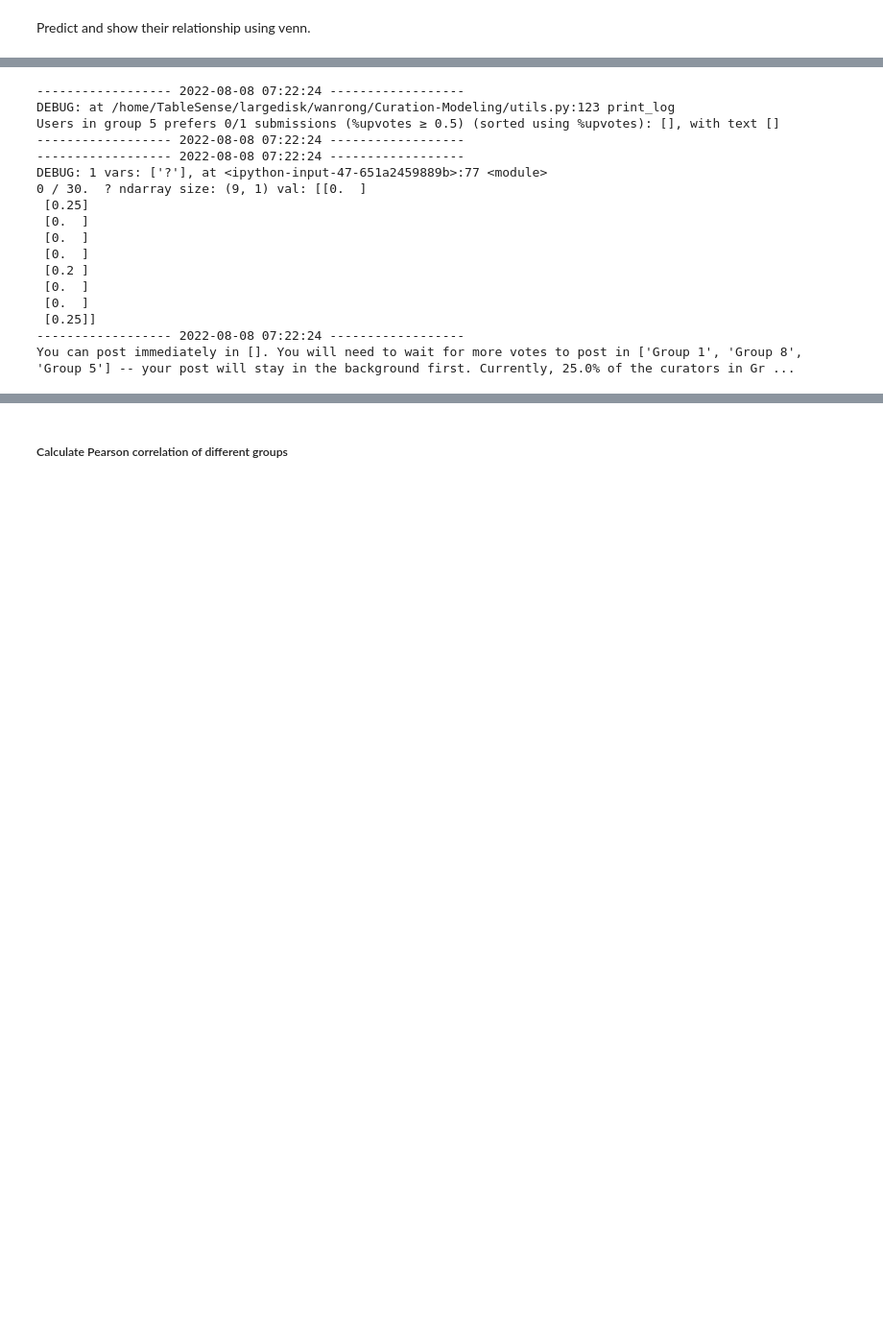
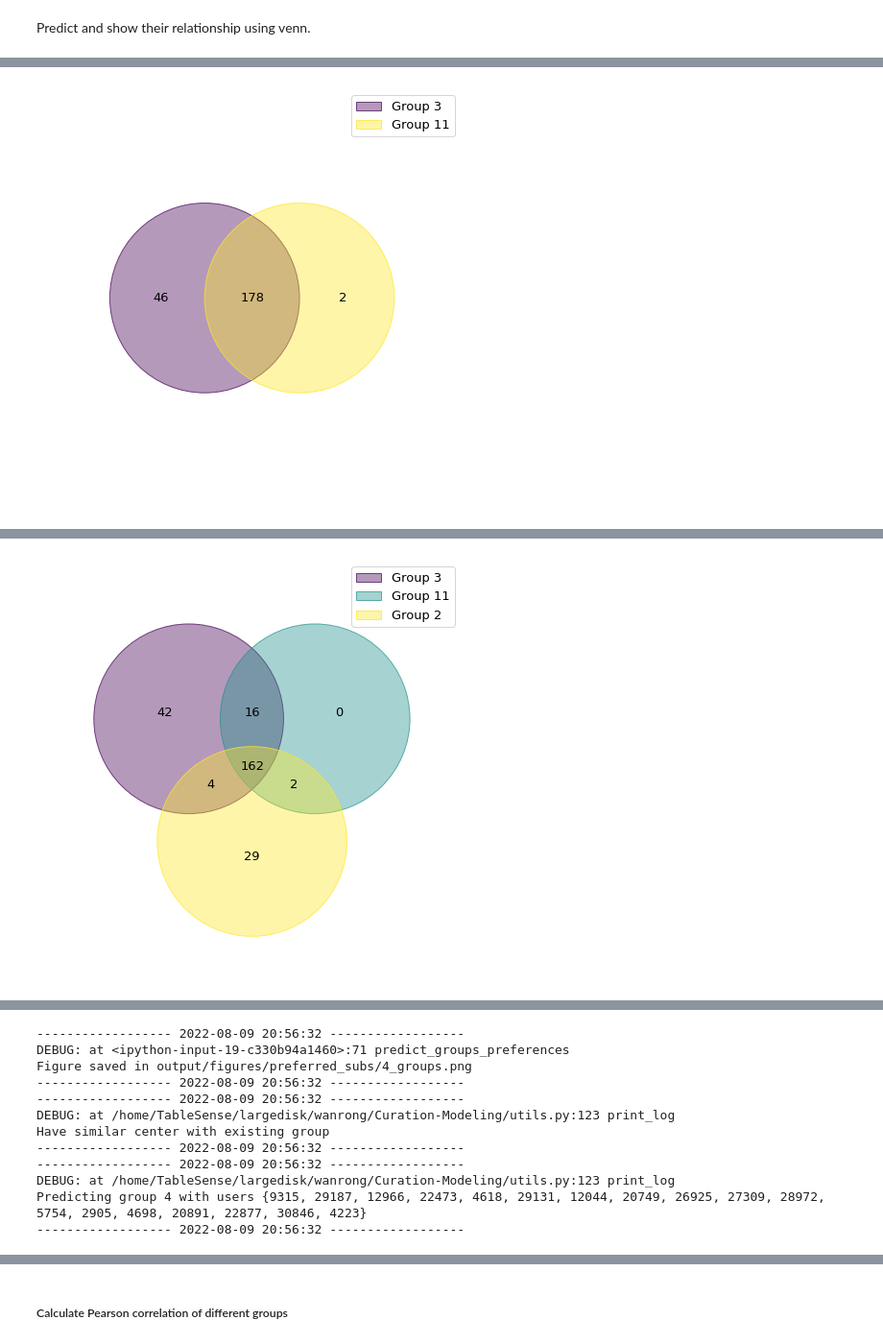
Before and after one commit to StanfordHCI/Curation-Modeling, a Jupyter notebook: curation.ipynb, the cells around one changed output, grey strips where cells are left out. Shown: that part at 96% size. Saved outputs shown, nothing was run; the diff lists cells and outputs as text; code cells hidden in the pictures; blank space fills up the shorter version.

```diff
--- a/curation.ipynb
+++ b/curation.ipynb
@@ -622,7 +621,7 @@ def predict_groups_preferences(users_in_groups, unique_submissions:dict, thres =
         group_x_preferred_ranked_submissions_text = get_submissions_text(group_x_preferred_ranked_submissions)
         groups_preferred_submissions_text[f"Group {group_x}"] = group_x_preferred_ranked_submissions_text
 
-        print_log(config["log_path"], f"Users in group {group_x} {user_train_vote_prompt}prefers {len(group_x_preferred_submissions)}/{len(unique_submissions)} submissions (%upvotes ≥ {thres}) (sorted using %upvotes): {group_x_preferred_ranked_submissions}, with text {group_x_preferred_ranked_submissions_text}")
+        print_log(config["log_path"], f"Users in group {group_x} {user_train_vote_prompt}prefers {len(group_x_preferred_submissions)}/{len(unique_submissions)} submissions (%upvotes ≥ {thres}) (sorted using %upvotes): {group_x_preferred_ranked_submissions}") # , with text {group_x_preferred_ranked_submissions_text}
 
         # draw venn diagram
         if len(groups_preferred_submissions) > 1 and len(groups_preferred_submissions) <=6 and sum([len(_) for _ in groups_preferred_submissions.values()]) > 0:
@@ -652,0 +664 @@ DEBUG: 1 vars: ['sample_voted_users'], at /home/TableSense/largedisk/wanrong/Cur
+[figure, added]
@@ -664,0 +677 @@ DEBUG: 1 vars: ['sample_voted_users'], at /home/TableSense/largedisk/wanrong/Cur
+[figure, added]
@@ -677,17 +695,12 @@ DEBUG: 1 vars: ['sample_voted_users'], at /home/TableSense/largedisk/wanrong/Cur
------------------- 2022-08-08 07:22:24 ------------------
+------------------ 2022-08-09 20:56:32 ------------------
+DEBUG: at <ipython-input-19-c330b94a1460>:71 predict_groups_preferences
+Figure saved in output/figures/preferred_subs/4_groups.png
+------------------ 2022-08-09 20:56:32 ------------------
+------------------ 2022-08-09 20:56:32 ------------------
 DEBUG: at /home/TableSense/largedisk/wanrong/Curation-Modeling/utils.py:123 print_log
-Users in group 5 prefers 0/1 submissions (%upvotes ≥ 0.5) (sorted using %upvotes): [], with text []
------------------- 2022-08-08 07:22:24 ------------------
------------------- 2022-08-08 07:22:24 ------------------
-DEBUG: 1 vars: ['?'], at <ipython-input-47-651a2459889b>:77 <module>
-0 / 30.  ? ndarray size: (9, 1) val: [[0.  ]
- [0.25]
- [0.  ]
- [0.  ]
- [0.  ]
- [0.2 ]
- [0.  ]
- [0.  ]
- [0.25]]
------------------- 2022-08-08 07:22:24 ------------------
-You can post immediately in []. You will need to wait for more votes to post in ['Group 1', 'Group 8', 'Group 5'] -- your post will stay in the background first. Currently, 25.0% of the curators in Gr ...
+Have similar center with existing group
+------------------ 2022-08-09 20:56:32 ------------------
+------------------ 2022-08-09 20:56:32 ------------------
+DEBUG: at /home/TableSense/largedisk/wanrong/Curation-Modeling/utils.py:123 print_log
+Predicting group 4 with users {9315, 29187, 12966, 22473, 4618, 29131, 12044, 20749, 26925, 27309, 28972, 5754, 2905, 4698, 20891, 22877, 30846, 4223}
+------------------ 2022-08-09 20:56:32 ------------------
```
Also changed, not shown: parts of 7 cells of this notebook.
